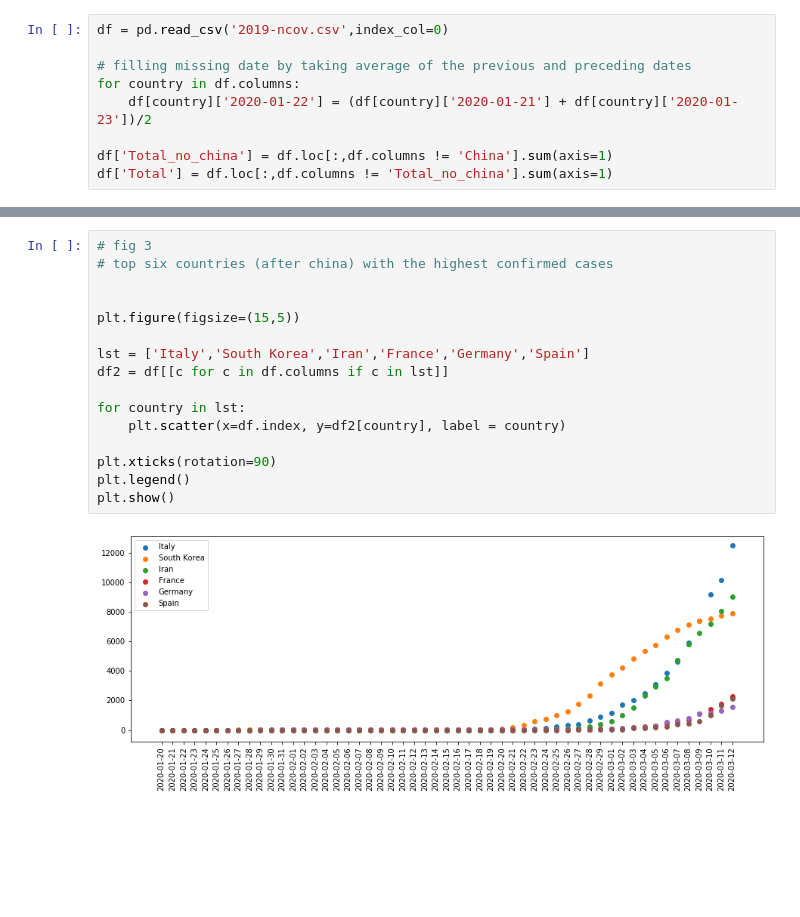
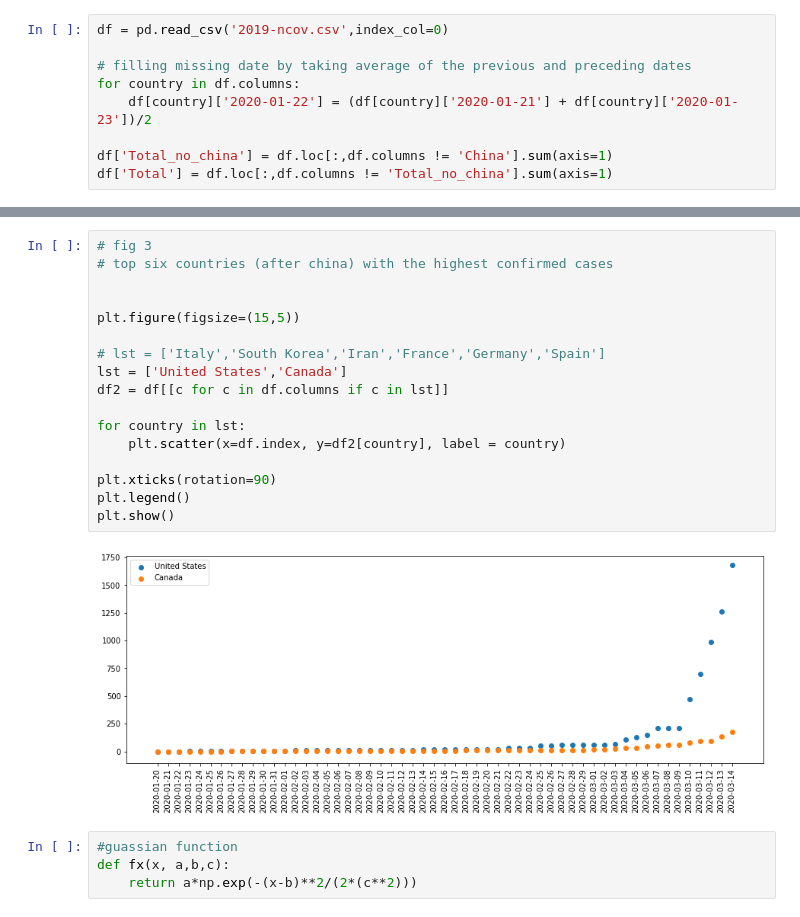
Before and after one commit to ericphamhung/covid-19, a Jupyter notebook: Main-ncov.ipynb, the cells around one changed output, grey strips where cells are left out. Drawn from its saved outputs; the diff is of its cells as text; blank space fills up the shorter version.

```diff
--- a/Main-ncov.ipynb
+++ b/Main-ncov.ipynb
@@ -241,19 +243,24 @@ plt.show()
 # %%
 # fig 3
 # top six countries (after china) with the highest confirmed cases
 
 
 plt.figure(figsize=(15,5))
 
-lst = ['Italy','South Korea','Iran','France','Germany','Spain']
+# lst = ['Italy','South Korea','Iran','France','Germany','Spain']
+lst = ['United States','Canada']
 df2 = df[[c for c in df.columns if c in lst]]
 
 for country in lst:
     plt.scatter(x=df.index, y=df2[country], label = country)
 
 plt.xticks(rotation=90)
 plt.legend()
 plt.show()
 # %% [output]
-[figure, old version]
+[figure, new version]
+# %%
+#guassian function
+def fx(x, a,b,c):
+    return a*np.exp(-(x-b)**2/(2*(c**2)))
 # %%
```
Also changed, not shown: parts of 15 cells of this notebook, 4 other files.
